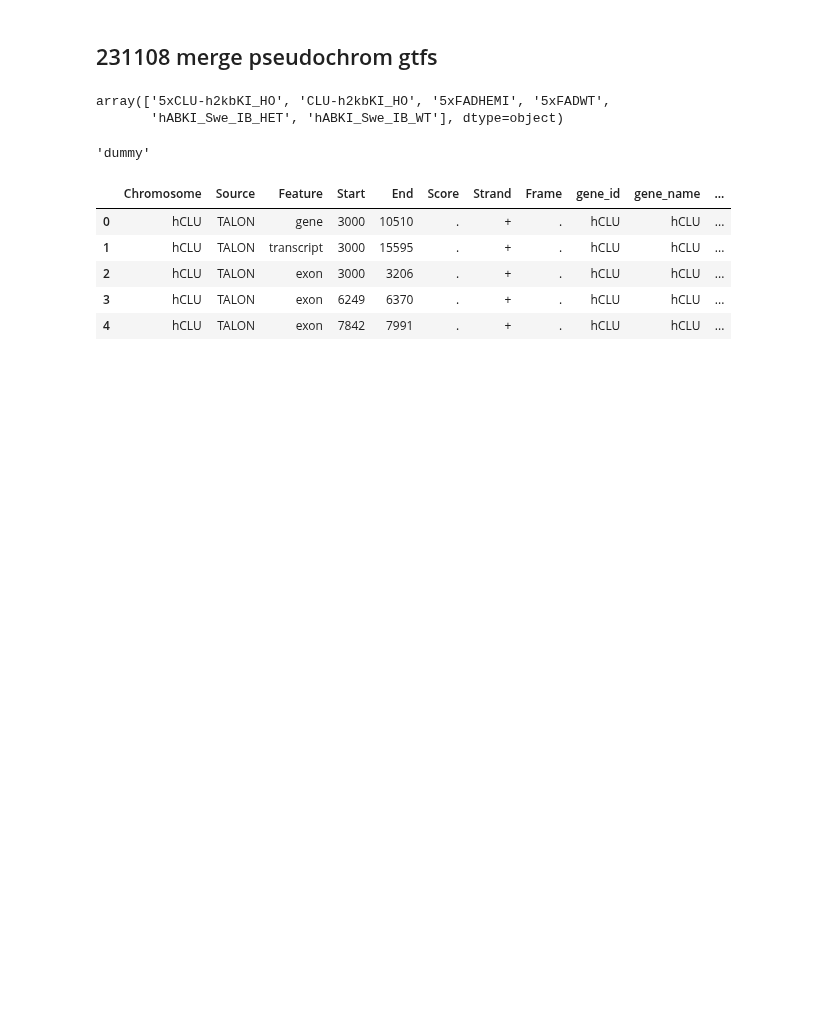
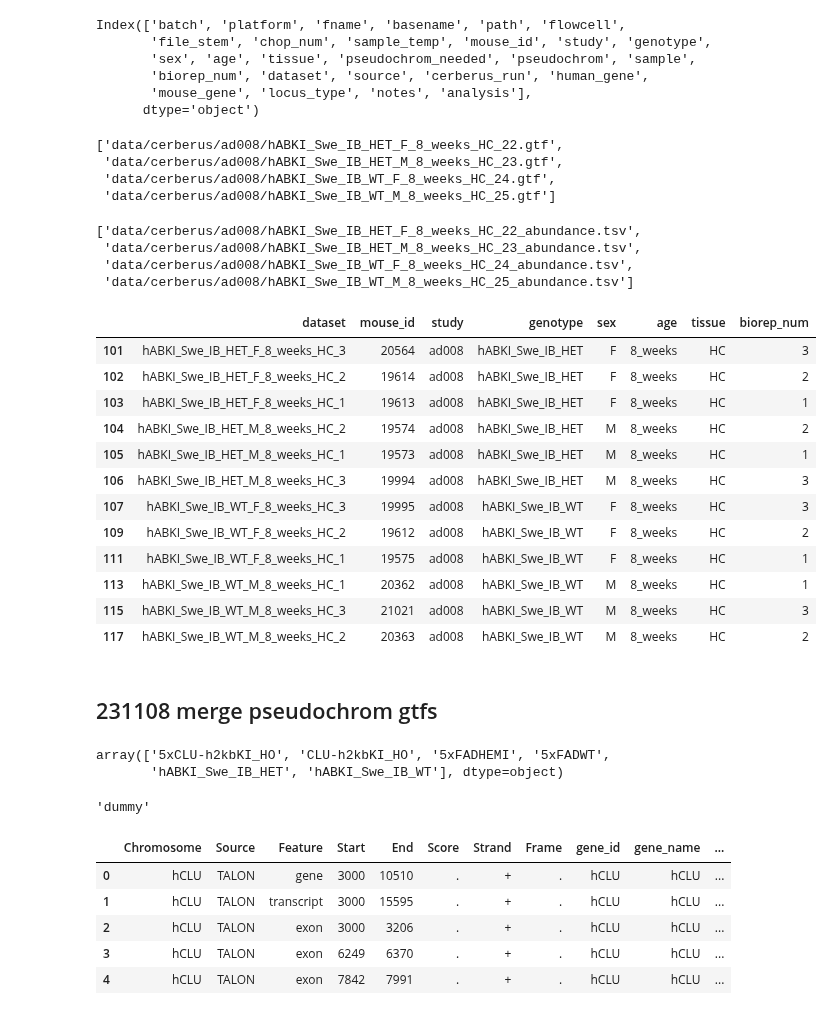
Before and after one commit to gfilimban/modelad_pipeline, a Jupyter notebook: proc_update/snakemake_dev.ipynb, the cells around one changed output. Drawn from its saved outputs; the diff is of its cells as text; code cells hidden in the pictures; blank space fills up the shorter version.

```diff
--- a/proc_update/snakemake_dev.ipynb
+++ b/proc_update/snakemake_dev.ipynb
@@ -23,0 +26,12 @@ with open(config_file) as f:
+# %%
+config_tsv = '231027_config.tsv'
+p_meta_tsv = 'pseudochromosome_metadata.tsv'
+meta_tsv = 'mouse_metadata.tsv'
+an_tsv = 'analysis_config.tsv'
+auto_dedupe = True
+
+df, p_df = parse_config_file(config_tsv,
+                       meta_tsv,
+                       p_meta_tsv,
+                       an_tsv,
+                       auto_dedupe=auto_dedupe)
@@ -24,3 +47,54 @@ with open(config_file) as f:
+# %%
+p_df.columns
+# %% [output]
+Index(['batch', 'platform', 'fname', 'basename', 'path', 'flowcell',
+       'file_stem', 'chop_num', 'sample_temp', 'mouse_id', 'study', 'genotype',
+       'sex', 'age', 'tissue', 'pseudochrom_needed', 'pseudochrom', 'sample',
+       'biorep_num', 'dataset', 'source', 'cerberus_run', 'human_gene',
+       'mouse_gene', 'locus_type', 'notes', 'analysis'],
+      dtype='object')
+# %%
+# get all gtfs / ab files matching the
+# genotype:study combinations
+# wc = {'genotype': ['hABKI_Swe_IB_HET', 'hABKI_Swe_IB_WT'],
+#       'study': 'ad008'}
+wc = {'analysis': 'hABKI_Swe_IB_HET_WT'}
+gtf = get_cfg_entries(wc, p_df, config['cerberus']['gtf'])
+ab = get_cfg_entries(wc, p_df, config['cerberus']['ab'])
+# %%
+gtf
+# %% [output]
+['data/cerberus/ad008/hABKI_Swe_IB_HET_F_8_weeks_HC_22.gtf',
+ 'data/cerberus/ad008/hABKI_Swe_IB_HET_M_8_weeks_HC_23.gtf',
+ 'data/cerberus/ad008/hABKI_Swe_IB_WT_F_8_weeks_HC_24.gtf',
+ 'data/cerberus/ad008/hABKI_Swe_IB_WT_M_8_weeks_HC_25.gtf']
+# %%
+ab
+# %% [output]
+['data/cerberus/ad008/hABKI_Swe_IB_HET_F_8_weeks_HC_22_abundance.tsv',
+ 'data/cerberus/ad008/hABKI_Swe_IB_HET_M_8_weeks_HC_23_abundance.tsv',
+ 'data/cerberus/ad008/hABKI_Swe_IB_WT_F_8_weeks_HC_24_abundance.tsv',
+ 'data/cerberus/ad008/hABKI_Swe_IB_WT_M_8_weeks_HC_25_abundance.tsv']
+# %%
+temp_meta = get_cfg_entries(wc, p_df, config['merge']['sort_bam'], return_df=True)
+# %%
+cols = ['dataset', 'mouse_id', 'study', 'genotype','sex', 'age', 'tissue', 'biorep_num']
+temp_meta = temp_meta[cols]
+temp_meta
+# %% [output]
+|  | dataset | mouse_id | study | genotype | sex | age | tissue | biorep_num |
+| 101 | hABKI_Swe_IB_HET_F_8_weeks_HC_3 | 20564 | ad008 | hABKI_Swe_IB_HET | F | 8_weeks | HC | 3 |
+| 102 | hABKI_Swe_IB_HET_F_8_weeks_HC_2 | 19614 | ad008 | hABKI_Swe_IB_HET | F | 8_weeks | HC | 2 |
+| 103 | hABKI_Swe_IB_HET_F_8_weeks_HC_1 | 19613 | ad008 | hABKI_Swe_IB_HET | F | 8_weeks | HC | 1 |
+| 104 | hABKI_Swe_IB_HET_M_8_weeks_HC_2 | 19574 | ad008 | hABKI_Swe_IB_HET | M | 8_weeks | HC | 2 |
+| 105 | hABKI_Swe_IB_HET_M_8_weeks_HC_1 | 19573 | ad008 | hABKI_Swe_IB_HET | M | 8_weeks | HC | 1 |
+| 106 | hABKI_Swe_IB_HET_M_8_weeks_HC_3 | 19994 | ad008 | hABKI_Swe_IB_HET | M | 8_weeks | HC | 3 |
+| 107 | hABKI_Swe_IB_WT_F_8_weeks_HC_3 | 19995 | ad008 | hABKI_Swe_IB_WT | F | 8_weeks | HC | 3 |
+| 109 | hABKI_Swe_IB_WT_F_8_weeks_HC_2 | 19612 | ad008 | hABKI_Swe_IB_WT | F | 8_weeks | HC | 2 |
+| 111 | hABKI_Swe_IB_WT_F_8_weeks_HC_1 | 19575 | ad008 | hABKI_Swe_IB_WT | F | 8_weeks | HC | 1 |
+| 113 | hABKI_Swe_IB_WT_M_8_weeks_HC_1 | 20362 | ad008 | hABKI_Swe_IB_WT | M | 8_weeks | HC | 1 |
+| 115 | hABKI_Swe_IB_WT_M_8_weeks_HC_3 | 21021 | ad008 | hABKI_Swe_IB_WT | M | 8_weeks | HC | 3 |
+| 117 | hABKI_Swe_IB_WT_M_8_weeks_HC_2 | 20363 | ad008 | hABKI_Swe_IB_WT | M | 8_weeks | HC | 2 |
 # %% [markdown]
 ## 231108 merge pseudochrom gtfs
 # %%
```
Also changed, not shown: parts of 2 cells of this notebook, 8 other files.
